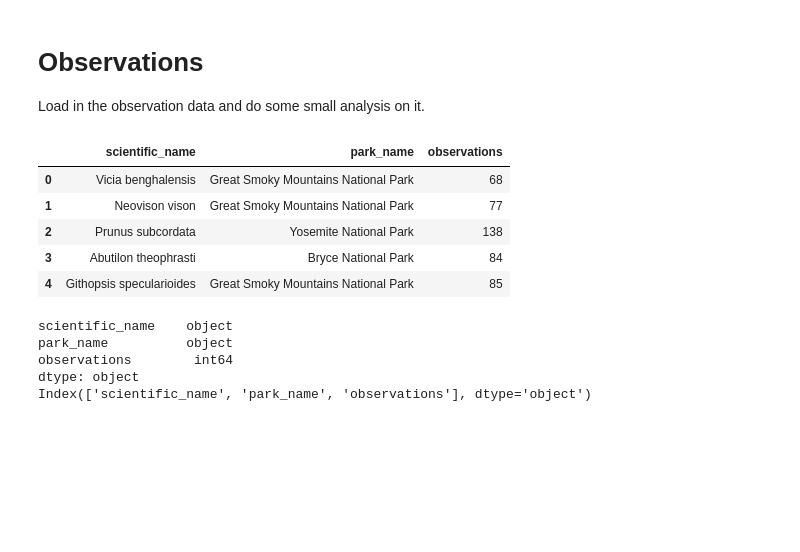
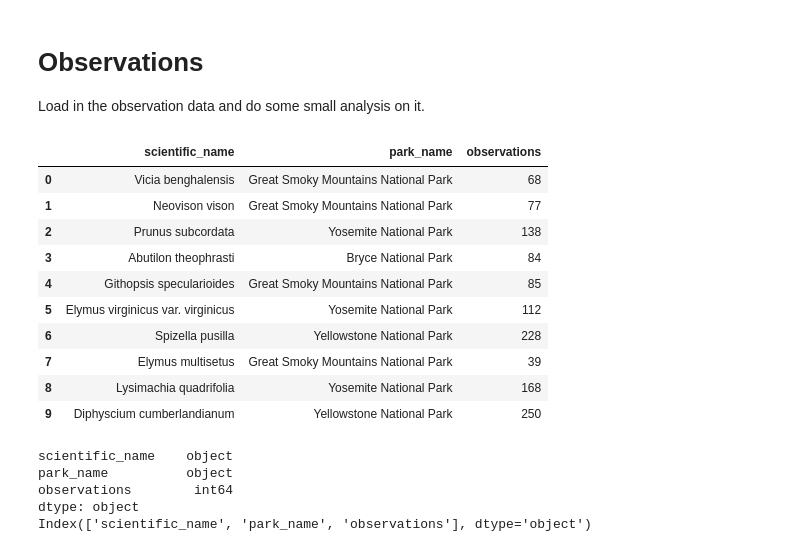
Before and after one commit to nlicari1/Portfolio-Projects, a Jupyter notebook: Biodiversity in National Parks/biodiversity-starter/biodiversity_starter/biodiversity.ipynb, the cells around one changed output. Cells and saved outputs as stored; diff of their text form; code cells hidden in the pictures; blank space fills up the shorter version.

Commit message:
finished observations and last 2 goals starting conclusion

```diff
--- a/Biodiversity in National Parks/biodiversity-starter/biodiversity_starter/biodiversity.ipynb
+++ b/Biodiversity in National Parks/biodiversity-starter/biodiversity_starter/biodiversity.ipynb
@@ -171,14 +171,19 @@ We can see that the p-value is 0.03 which is less than 0.05 threshold so there i
 Load in the observation data and do some small analysis on it.
 # %%
 observation_df = pd.read_csv('observations.csv')
-observation_df.head()
+observation_df.head(10)
 # %% [output]
 |  | scientific_name | park_name | observations |
 | 0 | Vicia benghalensis | Great Smoky Mountains National Park | 68 |
 | 1 | Neovison vison | Great Smoky Mountains National Park | 77 |
 | 2 | Prunus subcordata | Yosemite National Park | 138 |
 | 3 | Abutilon theophrasti | Bryce National Park | 84 |
 | 4 | Githopsis specularioides | Great Smoky Mountains National Park | 85 |
+| 5 | Elymus virginicus var. virginicus | Yosemite National Park | 112 |
+| 6 | Spizella pusilla | Yellowstone National Park | 228 |
+| 7 | Elymus multisetus | Great Smoky Mountains National Park | 39 |
+| 8 | Lysimachia quadrifolia | Yosemite National Park | 168 |
+| 9 | Diphyscium cumberlandianum | Yellowstone National Park | 250 |
 # %%
 print(observation_df.dtypes)
 print(observation_df.columns)
```
Also changed, not shown: parts of 22 cells of this notebook.
